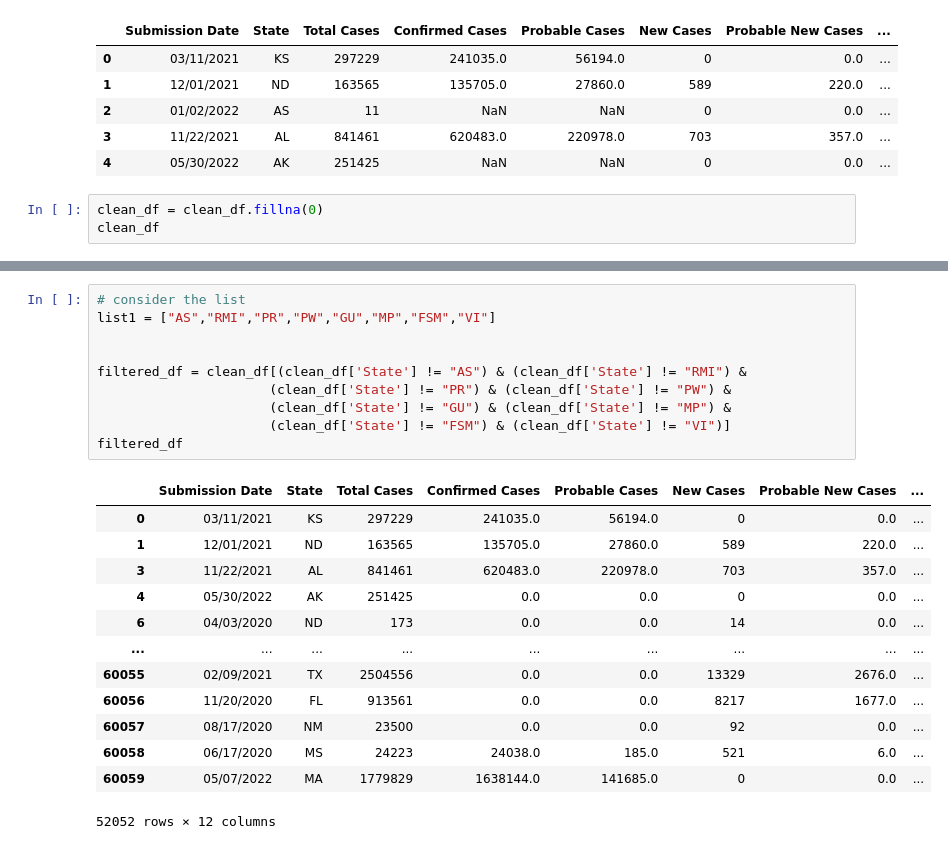
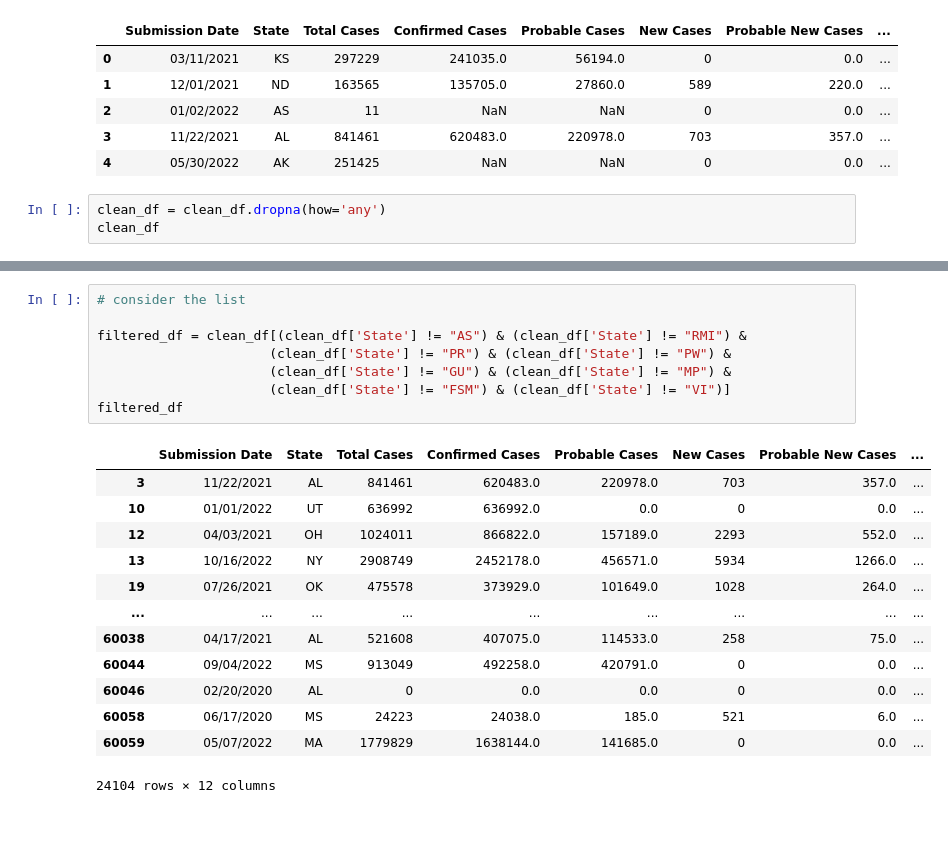
Before and after one commit to laurajanefaulds/project1, a Jupyter notebook: covid_data.ipynb, the cells around one changed output, grey strips where cells are left out. Saved outputs shown, nothing was run; the diff lists cells and outputs as text.

```diff
--- a/covid_data.ipynb
+++ b/covid_data.ipynb
@@ -41,7 +41,7 @@ clean_df.head()
 | 3 | 11/22/2021 | AL | 841461 | 620483.0 | 220978.0 | 703 | 357.0 | ... |
 | 4 | 05/30/2022 | AK | 251425 | NaN | NaN | 0 | 0.0 | ... |
 # %%
-clean_df = clean_df.fillna(0)
+clean_df = clean_df.dropna(how='any')
 clean_df
 # %% [output]
 |  | Submission Date | State | Total Cases | Confirmed Cases | Probable Cases | New Cases | Probable New Cases | ... |
@@ -77,24 +77,22 @@ clean_df
 # %%
 # consider the list
-list1 = ["AS","RMI","PR","PW","GU","MP","FSM","VI"]
-
 
 filtered_df = clean_df[(clean_df['State'] != "AS") & (clean_df['State'] != "RMI") &
                       (clean_df['State'] != "PR") & (clean_df['State'] != "PW") &
                       (clean_df['State'] != "GU") & (clean_df['State'] != "MP") &
                       (clean_df['State'] != "FSM") & (clean_df['State'] != "VI")]
 filtered_df
 # %% [output]
 |  | Submission Date | State | Total Cases | Confirmed Cases | Probable Cases | New Cases | Probable New Cases | ... |
-| 0 | 03/11/2021 | KS | 297229 | 241035.0 | 56194.0 | 0 | 0.0 | ... |
-| 1 | 12/01/2021 | ND | 163565 | 135705.0 | 27860.0 | 589 | 220.0 | ... |
 | 3 | 11/22/2021 | AL | 841461 | 620483.0 | 220978.0 | 703 | 357.0 | ... |
-| 4 | 05/30/2022 | AK | 251425 | 0.0 | 0.0 | 0 | 0.0 | ... |
-| 6 | 04/03/2020 | ND | 173 | 0.0 | 0.0 | 14 | 0.0 | ... |
+| 10 | 01/01/2022 | UT | 636992 | 636992.0 | 0.0 | 0 | 0.0 | ... |
+| 12 | 04/03/2021 | OH | 1024011 | 866822.0 | 157189.0 | 2293 | 552.0 | ... |
+| 13 | 10/16/2022 | NY | 2908749 | 2452178.0 | 456571.0 | 5934 | 1266.0 | ... |
+| 19 | 07/26/2021 | OK | 475578 | 373929.0 | 101649.0 | 1028 | 264.0 | ... |
 | ... | ... | ... | ... | ... | ... | ... | ... | ... |
-| 60055 | 02/09/2021 | TX | 2504556 | 0.0 | 0.0 | 13329 | 2676.0 | ... |
-| 60056 | 11/20/2020 | FL | 913561 | 0.0 | 0.0 | 8217 | 1677.0 | ... |
-| 60057 | 08/17/2020 | NM | 23500 | 0.0 | 0.0 | 92 | 0.0 | ... |
+| 60038 | 04/17/2021 | AL | 521608 | 407075.0 | 114533.0 | 258 | 75.0 | ... |
+| 60044 | 09/04/2022 | MS | 913049 | 492258.0 | 420791.0 | 0 | 0.0 | ... |
+| 60046 | 02/20/2020 | AL | 0 | 0.0 | 0.0 | 0 | 0.0 | ... |
 | 60058 | 06/17/2020 | MS | 24223 | 24038.0 | 185.0 | 521 | 6.0 | ... |
 | 60059 | 05/07/2022 | MA | 1779829 | 1638144.0 | 141685.0 | 0 | 0.0 | ... |
-52052 rows × 12 columns
+24104 rows × 12 columns
```
Also changed, not shown: parts of 3 cells of this notebook.
